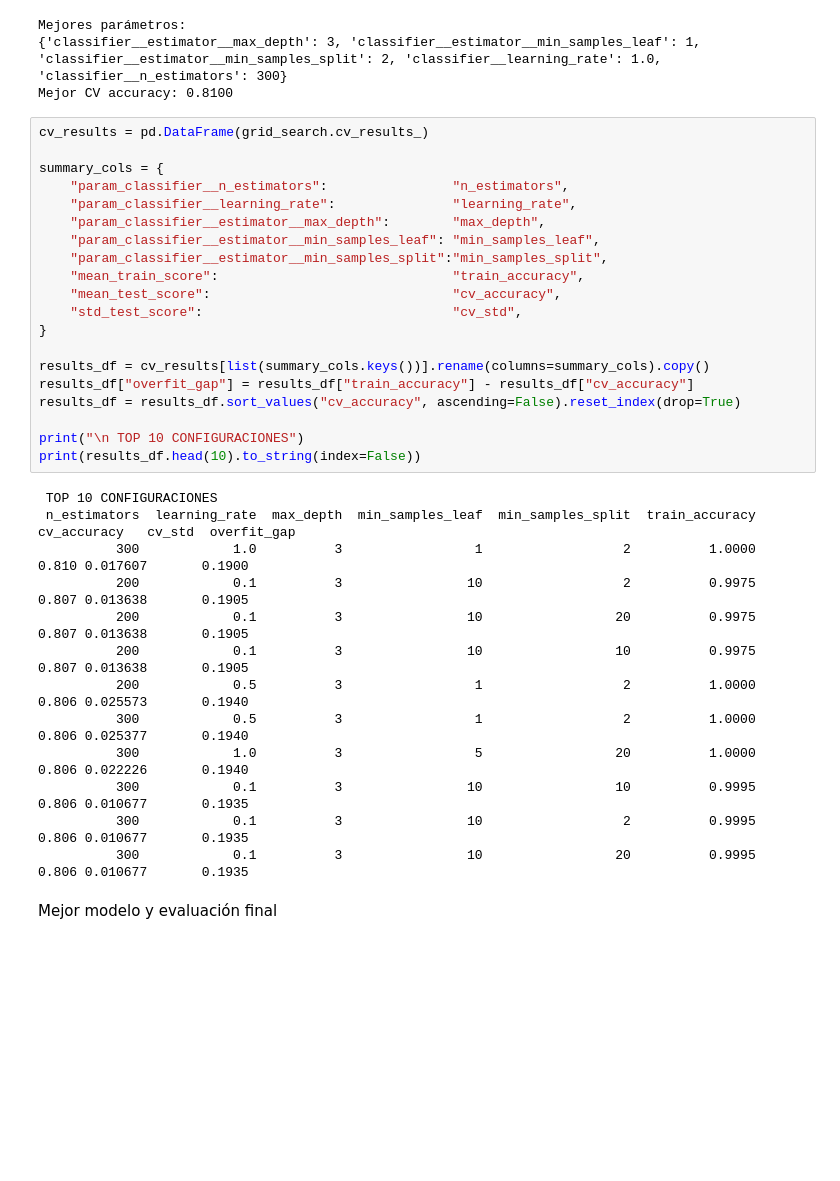
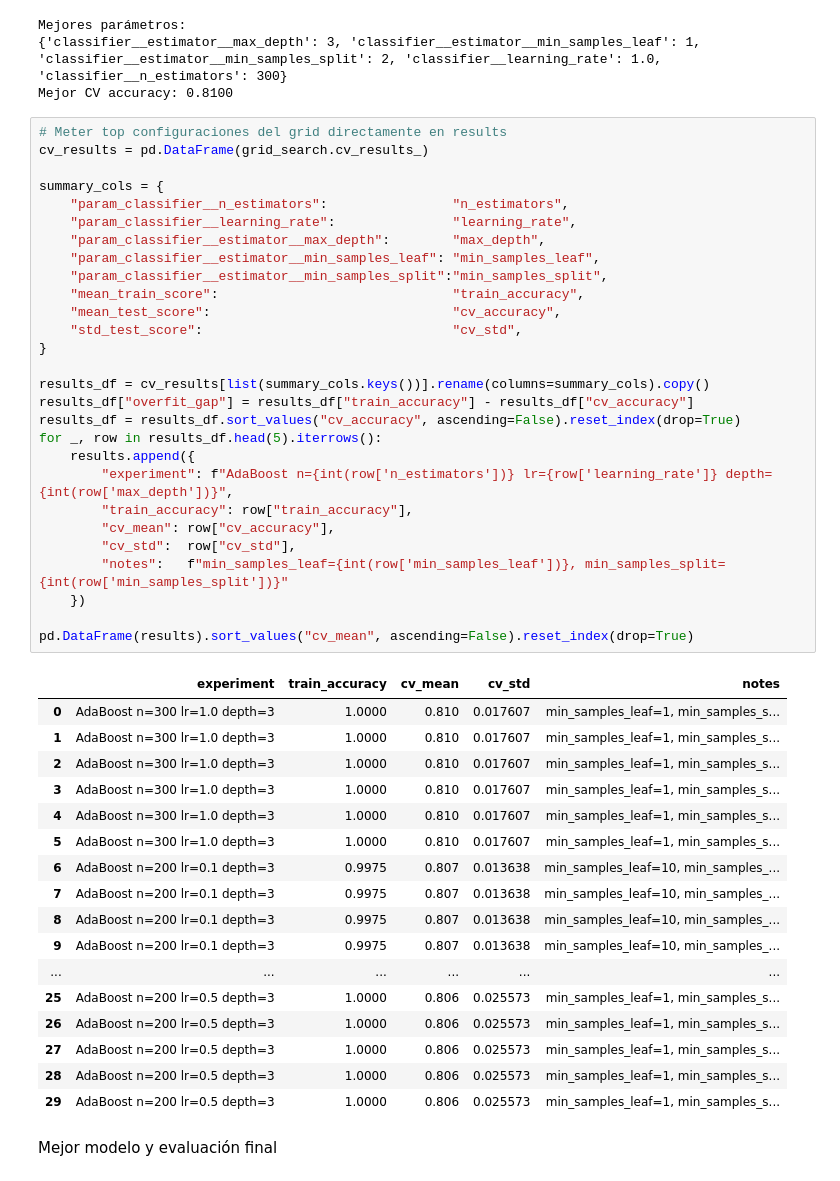
Before and after one commit to Qub1ts/Practica-3y4-AAII, a Jupyter notebook: Grupo-1.ipynb, the cells around one changed output. Saved outputs shown, nothing was run; the diff lists cells and outputs as text; blank space fills up the shorter version.

```diff
--- a/Grupo-1.ipynb
+++ b/Grupo-1.ipynb
@@ -901,39 +901,52 @@ Fitting 5 folds for each of 324 candidates, totalling 1620 fits
 Mejores parámetros:
 {'classifier__estimator__max_depth': 3, 'classifier__estimator__min_samples_leaf': 1, 'classifier__estimator__min_samples_split': 2, 'classifier__learning_rate': 1.0, 'classifier__n_estimators': 300}
 Mejor CV accuracy: 0.8100
-# %%
-cv_results = pd.DataFrame(grid_search.cv_results_)
-
-summary_cols = {
-    "param_classifier__n_estimators":                "n_estimators",
-    "param_classifier__learning_rate":               "learning_rate",
-    "param_classifier__estimator__max_depth":        "max_depth",
-    "param_classifier__estimator__min_samples_leaf": "min_samples_leaf",
-    "param_classifier__estimator__min_samples_split":"min_samples_split",
-    "mean_train_score":                              "train_accuracy",
-    "mean_test_score":                               "cv_accuracy",
-    "std_test_score":                                "cv_std",
-}
-
-results_df = cv_results[list(summary_cols.keys())].rename(columns=summary_cols).copy()
-results_df["overfit_gap"] = results_df["train_accuracy"] - results_df["cv_accuracy"]
-results_df = results_df.sort_values("cv_accuracy", ascending=False).reset_index(drop=True)
-
-print("\n TOP 10 CONFIGURACIONES")
-print(results_df.head(10).to_string(index=False))
-# %% [output]
- TOP 10 CONFIGURACIONES
- n_estimators  learning_rate  max_depth  min_samples_leaf  min_samples_split  train_accuracy  cv_accuracy   cv_std  overfit_gap
-          300            1.0          3                 1                  2          1.0000        0.810 0.017607       0.1900
-          200            0.1          3                10                  2          0.9975        0.807 0.013638       0.1905
-          200            0.1          3                10                 20          0.9975        0.807 0.013638       0.1905
-          200            0.1          3                10                 10          0.9975        0.807 0.013638       0.1905
-          200            0.5          3                 1                  2          1.0000        0.806 0.025573       0.1940
-          300            0.5          3                 1                  2          1.0000        0.806 0.025377       0.1940
-          300            1.0          3                 5                 20          1.0000        0.806 0.022226       0.1940
-          300            0.1          3                10                 10          0.9995        0.806 0.010677       0.1935
-          300            0.1          3                10                  2          0.9995        0.806 0.010677       0.1935
-          300            0.1          3                10                 20          0.9995        0.806 0.010677       0.1935
+# %%
+# Meter top configuraciones del grid directamente en results
+cv_results = pd.DataFrame(grid_search.cv_results_)
+
+summary_cols = {
+    "param_classifier__n_estimators":                "n_estimators",
+    "param_classifier__learning_rate":               "learning_rate",
+    "param_classifier__estimator__max_depth":        "max_depth",
+    "param_classifier__estimator__min_samples_leaf": "min_samples_leaf",
+    "param_classifier__estimator__min_samples_split":"min_samples_split",
+    "mean_train_score":                              "train_accuracy",
+    "mean_test_score":                               "cv_accuracy",
+    "std_test_score":                                "cv_std",
+}
+
+results_df = cv_results[list(summary_cols.keys())].rename(columns=summary_cols).copy()
+results_df["overfit_gap"] = results_df["train_accuracy"] - results_df["cv_accuracy"]
+results_df = results_df.sort_values("cv_accuracy", ascending=False).reset_index(drop=True)
+for _, row in results_df.head(5).iterrows():
+    results.append({
+        "experiment": f"AdaBoost n={int(row['n_estimators'])} lr={row['learning_rate']} depth={int(row['max_depth'])}",
+        "train_accuracy": row["train_accuracy"],
+        "cv_mean": row["cv_accuracy"],
+        "cv_std":  row["cv_std"],
+        "notes":   f"min_samples_leaf={int(row['min_samples_leaf'])}, min_samples_split={int(row['min_samples_split'])}"
+    })
+
+pd.DataFrame(results).sort_values("cv_mean", ascending=False).reset_index(drop=True)
+# %% [output]
+|  | experiment | train_accuracy | cv_mean | cv_std | notes |
+| 0 | AdaBoost n=300 lr=1.0 depth=3 | 1.0000 | 0.810 | 0.017607 | min_samples_leaf=1, min_samples_s... |
+| 1 | AdaBoost n=300 lr=1.0 depth=3 | 1.0000 | 0.810 | 0.017607 | min_samples_leaf=1, min_samples_s... |
+| 2 | AdaBoost n=300 lr=1.0 depth=3 | 1.0000 | 0.810 | 0.017607 | min_samples_leaf=1, min_samples_s... |
+| 3 | AdaBoost n=300 lr=1.0 depth=3 | 1.0000 | 0.810 | 0.017607 | min_samples_leaf=1, min_samples_s... |
+| 4 | AdaBoost n=300 lr=1.0 depth=3 | 1.0000 | 0.810 | 0.017607 | min_samples_leaf=1, min_samples_s... |
+| 5 | AdaBoost n=300 lr=1.0 depth=3 | 1.0000 | 0.810 | 0.017607 | min_samples_leaf=1, min_samples_s... |
+| 6 | AdaBoost n=200 lr=0.1 depth=3 | 0.9975 | 0.807 | 0.013638 | min_samples_leaf=10, min_samples_... |
+| 7 | AdaBoost n=200 lr=0.1 depth=3 | 0.9975 | 0.807 | 0.013638 | min_samples_leaf=10, min_samples_... |
+| 8 | AdaBoost n=200 lr=0.1 depth=3 | 0.9975 | 0.807 | 0.013638 | min_samples_leaf=10, min_samples_... |
+| 9 | AdaBoost n=200 lr=0.1 depth=3 | 0.9975 | 0.807 | 0.013638 | min_samples_leaf=10, min_samples_... |
+| ... | ... | ... | ... | ... | ... |
+| 25 | AdaBoost n=200 lr=0.5 depth=3 | 1.0000 | 0.806 | 0.025573 | min_samples_leaf=1, min_samples_s... |
+| 26 | AdaBoost n=200 lr=0.5 depth=3 | 1.0000 | 0.806 | 0.025573 | min_samples_leaf=1, min_samples_s... |
+| 27 | AdaBoost n=200 lr=0.5 depth=3 | 1.0000 | 0.806 | 0.025573 | min_samples_leaf=1, min_samples_s... |
+| 28 | AdaBoost n=200 lr=0.5 depth=3 | 1.0000 | 0.806 | 0.025573 | min_samples_leaf=1, min_samples_s... |
+| 29 | AdaBoost n=200 lr=0.5 depth=3 | 1.0000 | 0.806 | 0.025573 | min_samples_leaf=1, min_samples_s... |
 # %% [markdown]
 Mejor modelo y evaluación final
 # %%
```
Also changed, not shown: parts of 9 cells of this notebook.
